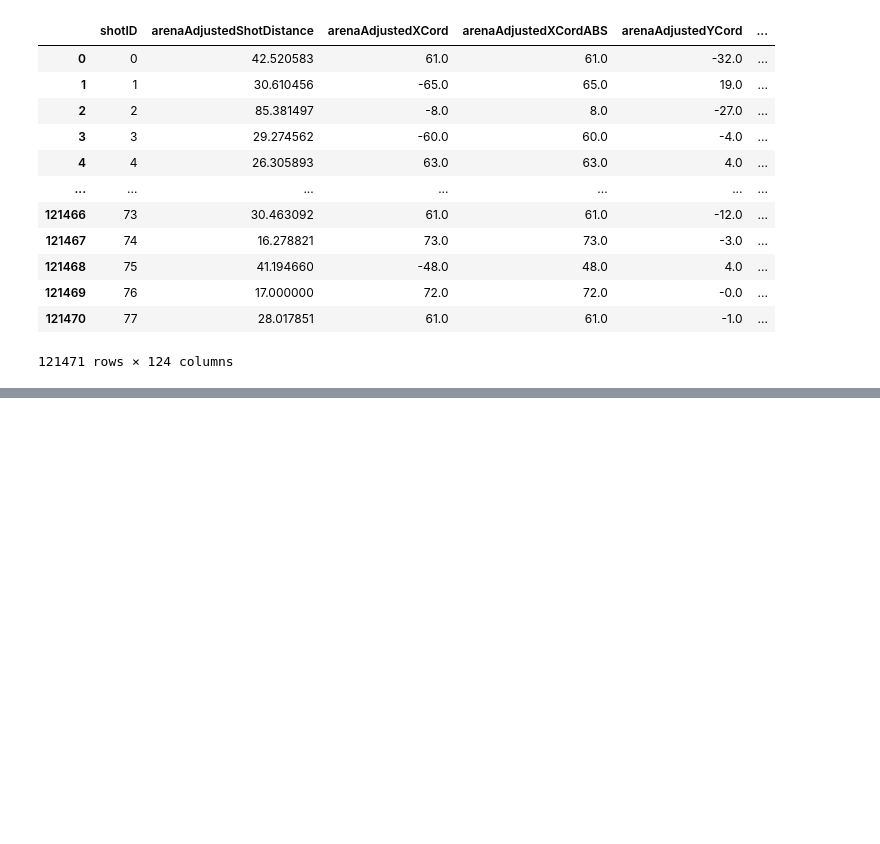
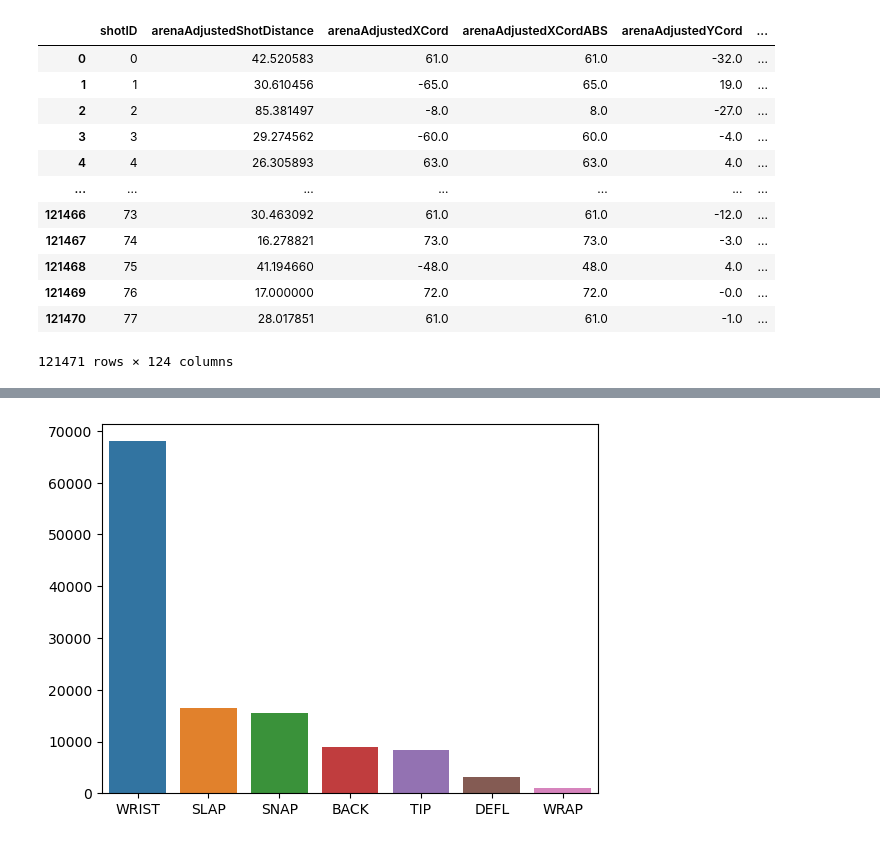
Before and after one commit to jbenasuli/hockey-classification, a Jupyter notebook: hockey-xG-model.ipynb, the cells around one changed output, grey strips where cells are left out. Drawn from its saved outputs; the diff is of its cells as text; code cells hidden in the pictures; blank space fills up the shorter version.

```diff
--- a/hockey-xG-model.ipynb
+++ b/hockey-xG-model.ipynb
@@ -102,0 +207,3 @@ hello world
+# %%
+shots_df = s21_shots_df[columns_to_keep]
+shots_df
@@ -102,0 +224,3 @@ hello world
+# %%
+# add column for game_strength_state
+shots_df['game_strength_state'] = ''
@@ -102,0 +314,3 @@ hello world
+# %%
+shots_df = shots_df.loc[shots_df['game_strength_state'] != '']
+shots_df
@@ -102,0 +352,3 @@ hello world
+# %%
+shot_counts = shots_df.shotType.value_counts()
+shot_counts
@@ -102,0 +364,4 @@ hello world
+# %%
+plot=sns.barplot(x = shot_counts.index, y= shot_counts.values)
+# %% [output]
+[figure, added]
```
Also changed, not shown: parts of 84 cells of this notebook, 11 other files.
